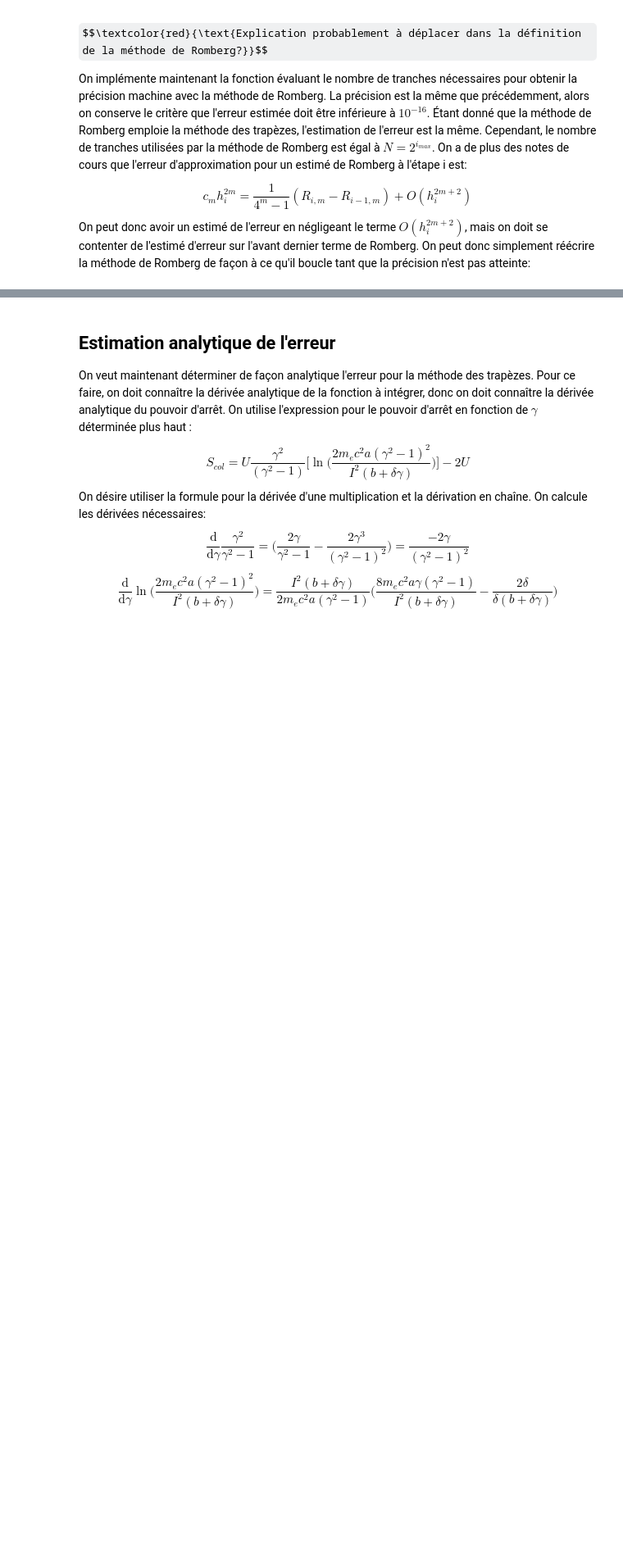
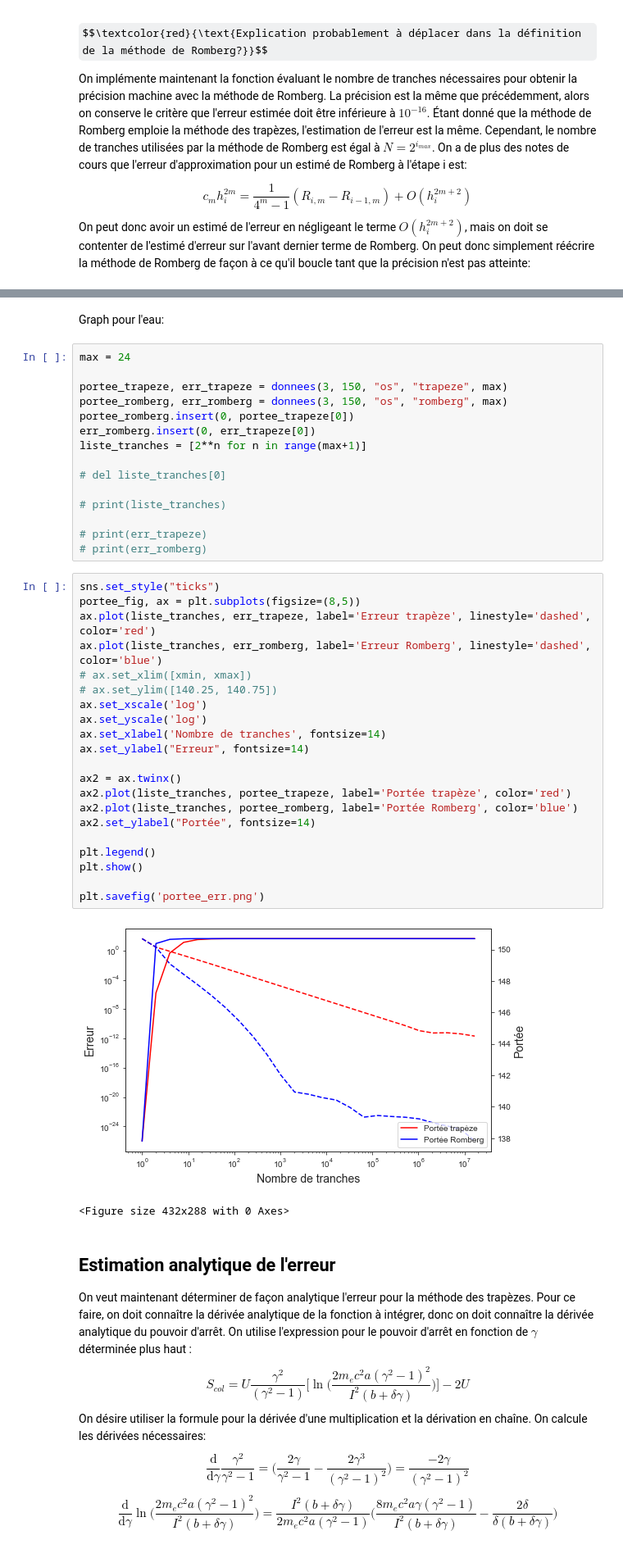
Before and after one commit to Jordan-Charest/PhysNum, a Jupyter notebook: TP1.ipynb, the cells around one changed output, grey strips where cells are left out. Shown: that part at 82% size. Drawn from its saved outputs; the diff is of its cells as text; some formulas as TeX source; blank space fills up the shorter version.

```diff
--- a/TP1.ipynb
+++ b/TP1.ipynb
@@ -344,3 +382,44 @@ print("Estimé du nombre de tranches requises:",nb_eau)
+# %% [markdown]
+Graph pour l'eau:
+# %%
+max = 24
+
+portee_trapeze, err_trapeze = donnees(3, 150, "os", "trapeze", max)
+portee_romberg, err_romberg = donnees(3, 150, "os", "romberg", max)
+portee_romberg.insert(0, portee_trapeze[0])
+err_romberg.insert(0, err_trapeze[0])
+liste_tranches = [2**n for n in range(max+1)]
+
+# del liste_tranches[0]
+
+# print(liste_tranches)
+
+# print(err_trapeze)
+# print(err_romberg)
+# %%
+sns.set_style("ticks")
+portee_fig, ax = plt.subplots(figsize=(8,5))
+ax.plot(liste_tranches, err_trapeze, label='Erreur trapèze', linestyle='dashed', color='red')
+ax.plot(liste_tranches, err_romberg, label='Erreur Romberg', linestyle='dashed', color='blue')
+# ax.set_xlim([xmin, xmax])
+# ax.set_ylim([140.25, 140.75])
+ax.set_xscale('log')
+ax.set_yscale('log')
+ax.set_xlabel('Nombre de tranches', fontsize=14)
+ax.set_ylabel("Erreur", fontsize=14)
+
+ax2 = ax.twinx()
+ax2.plot(liste_tranches, portee_trapeze, label='Portée trapèze', color='red')
+ax2.plot(liste_tranches, portee_romberg, label='Portée Romberg', color='blue')
+ax2.set_ylabel("Portée", fontsize=14)
+
+plt.legend()
+plt.show()
+
+plt.savefig('portee_err.png')
+# %% [output]
+[figure, added]
+<Figure size 432x288 with 0 Axes>
 # %% [markdown]
 ## Estimation analytique de l'erreur
 
```
Also changed, not shown: parts of 7 cells of this notebook, 2 other files.
